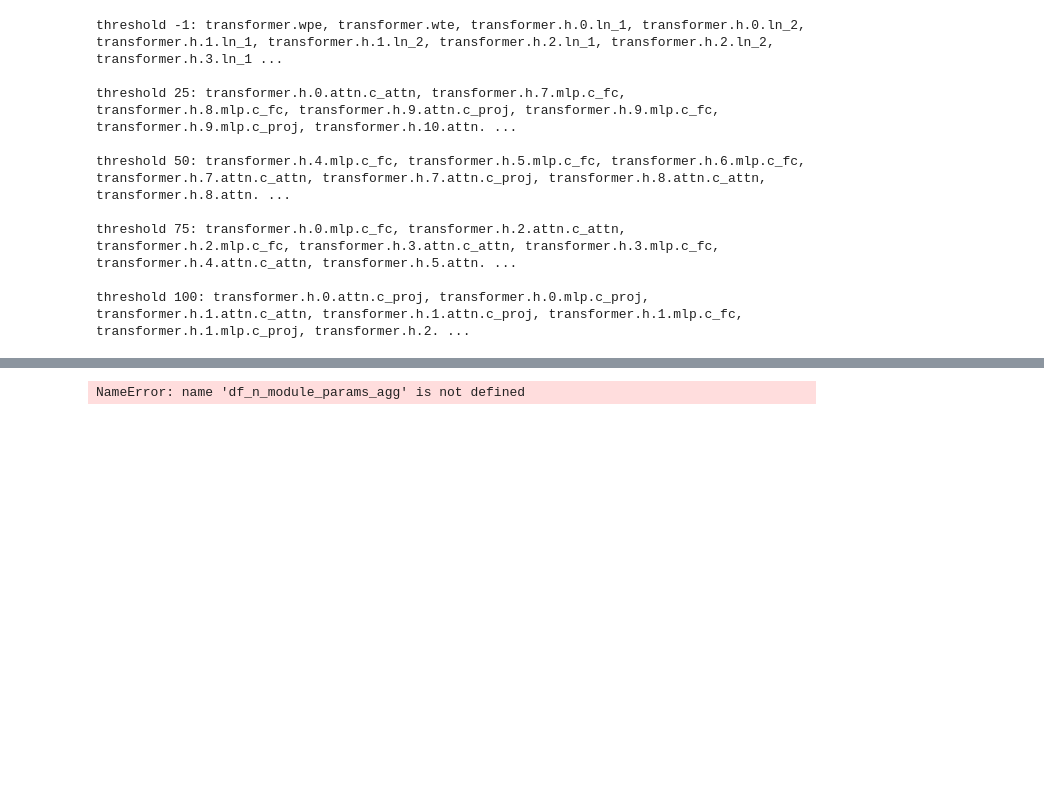
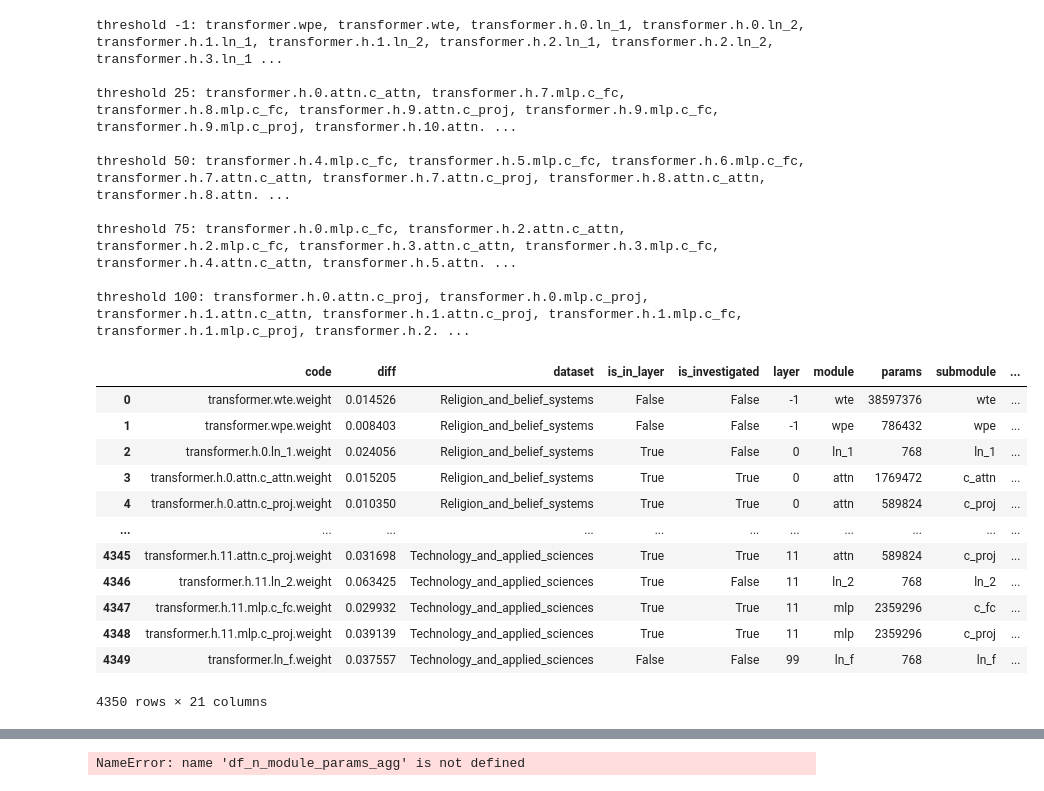
Before and after one commit to joonable/domain_adaptation_m2d2, a Jupyter notebook: 230709_local_weights_v6.ipynb, the cells around one changed output, grey strips where cells are left out. Cells and saved outputs as stored; diff of their text form; code cells hidden in the pictures; blank space fills up the shorter version.

```diff
--- a/230709_local_weights_v6.ipynb
+++ b/230709_local_weights_v6.ipynb
@@ -565,3 +600,19 @@ threshold 50: transformer.h.4.mlp.c_fc, transformer.h.5.mlp.c_fc, transformer.h.
 threshold 75: transformer.h.0.mlp.c_fc, transformer.h.2.attn.c_attn, transformer.h.2.mlp.c_fc, transformer.h.3.attn.c_attn, transformer.h.3.mlp.c_fc, transformer.h.4.attn.c_attn, transformer.h.5.attn. ...
 
 threshold 100: transformer.h.0.attn.c_proj, transformer.h.0.mlp.c_proj, transformer.h.1.attn.c_attn, transformer.h.1.attn.c_proj, transformer.h.1.mlp.c_fc, transformer.h.1.mlp.c_proj, transformer.h.2. ...
+# %%
+df_diff_weights
+# %% [output]
+|  | code | diff | dataset | is_in_layer | is_investigated | layer | module | params | submodule | ... |
+| 0 | transformer.wte.weight | 0.014526 | Religion_and_belief_systems | False | False | -1 | wte | 38597376 | wte | ... |
+| 1 | transformer.wpe.weight | 0.008403 | Religion_and_belief_systems | False | False | -1 | wpe | 786432 | wpe | ... |
+| 2 | transformer.h.0.ln_1.weight | 0.024056 | Religion_and_belief_systems | True | False | 0 | ln_1 | 768 | ln_1 | ... |
+| 3 | transformer.h.0.attn.c_attn.weight | 0.015205 | Religion_and_belief_systems | True | True | 0 | attn | 1769472 | c_attn | ... |
+| 4 | transformer.h.0.attn.c_proj.weight | 0.010350 | Religion_and_belief_systems | True | True | 0 | attn | 589824 | c_proj | ... |
+| ... | ... | ... | ... | ... | ... | ... | ... | ... | ... | ... |
+| 4345 | transformer.h.11.attn.c_proj.weight | 0.031698 | Technology_and_applied_sciences | True | True | 11 | attn | 589824 | c_proj | ... |
+| 4346 | transformer.h.11.ln_2.weight | 0.063425 | Technology_and_applied_sciences | True | False | 11 | ln_2 | 768 | ln_2 | ... |
+| 4347 | transformer.h.11.mlp.c_fc.weight | 0.029932 | Technology_and_applied_sciences | True | True | 11 | mlp | 2359296 | c_fc | ... |
+| 4348 | transformer.h.11.mlp.c_proj.weight | 0.039139 | Technology_and_applied_sciences | True | True | 11 | mlp | 2359296 | c_proj | ... |
+| 4349 | transformer.ln_f.weight | 0.037557 | Technology_and_applied_sciences | False | False | 99 | ln_f | 768 | ln_f | ... |
+4350 rows × 21 columns
```
Also changed, not shown: parts of 12 cells of this notebook.
